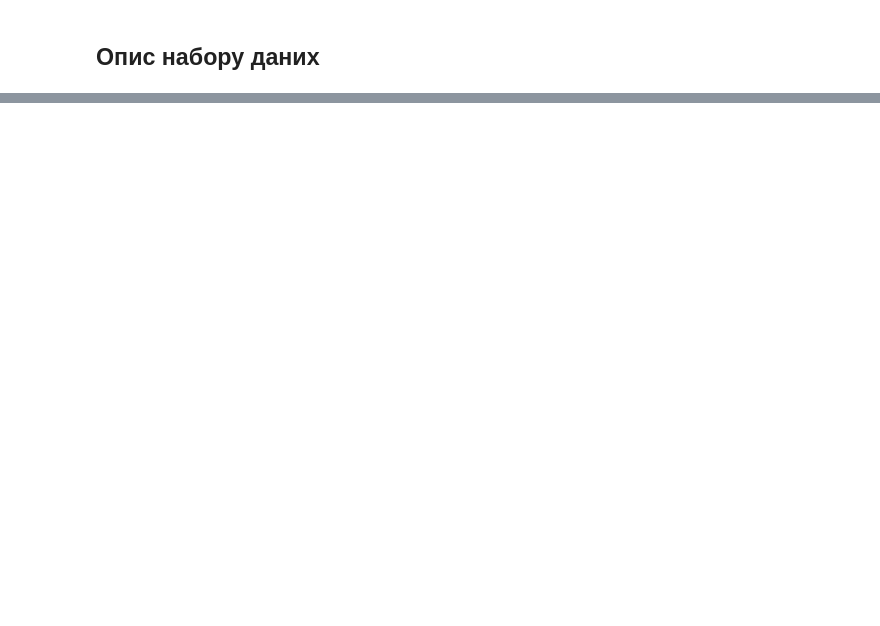
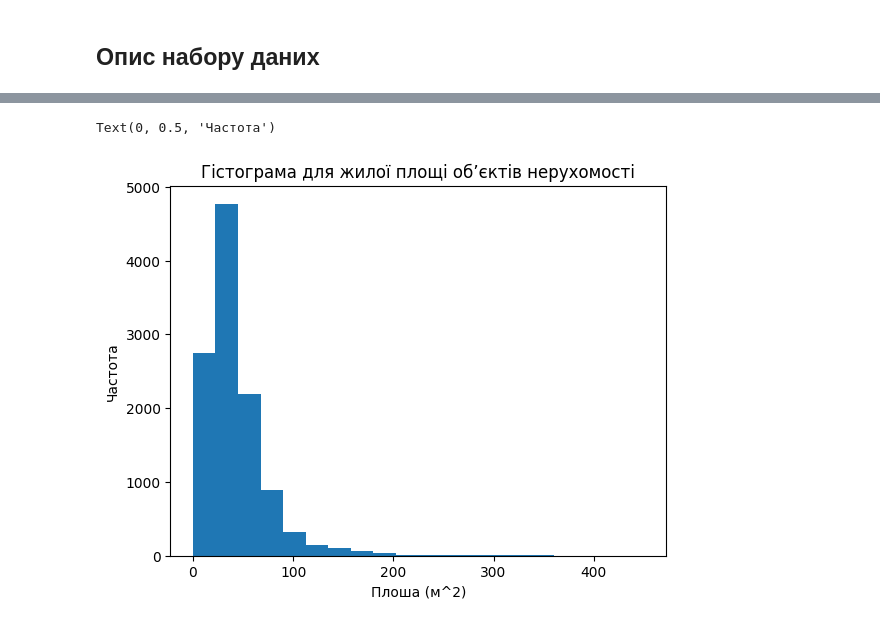
Before and after one commit to Acousticdesk/course-project-data-analysis, a Jupyter notebook: Real Estate Dataset Analysis.ipynb, the cells around one changed output, grey strips where cells are left out. Saved outputs shown, nothing was run; the diff lists cells and outputs as text; code cells hidden in the pictures; blank space fills up the shorter version.

```diff
--- a/Real Estate Dataset Analysis.ipynb
+++ b/Real Estate Dataset Analysis.ipynb
@@ -172,0 +181,7 @@ Text(0, 0.5, 'Частота')
+# %%
+ax = df['area_living'].plot(kind='hist', bins=20, title='Гістограма для жилої площі обʼєктів нерухомості')
+ax.set_xlabel('Плоша (м^2)')
+ax.set_ylabel('Частота')
+# %% [output]
+Text(0, 0.5, 'Частота')
+[figure, added]
```
Also changed, not shown: parts of 26 cells of this notebook.
